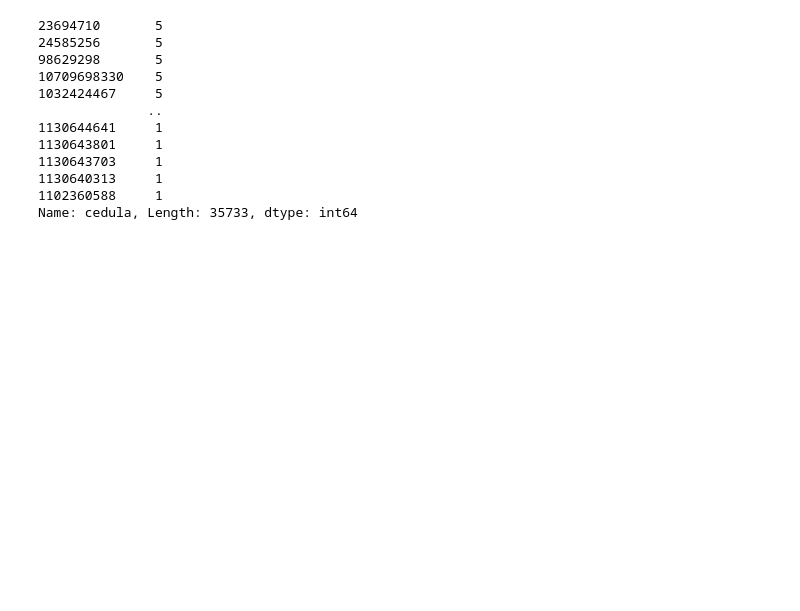
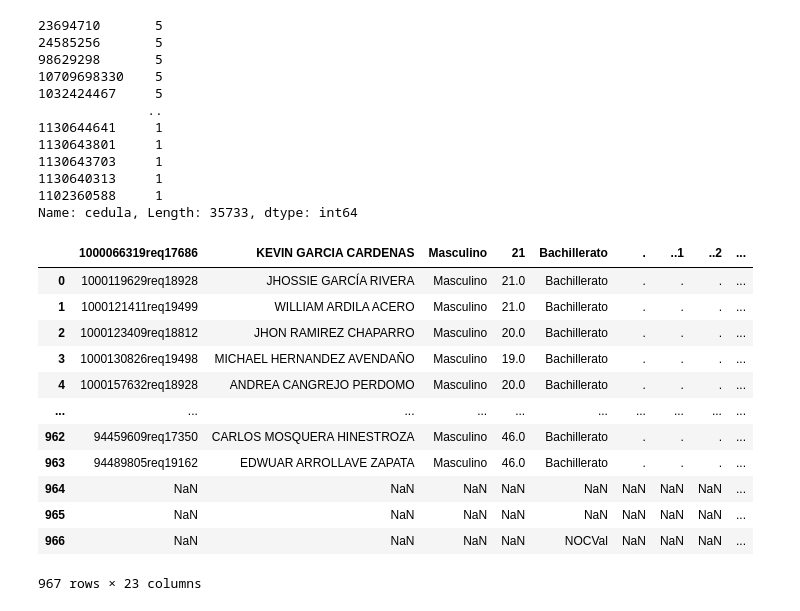
Before and after one commit to HQ5SAS/LABORATORIO_JAZZ, a Jupyter notebook: psicotecnicasAsociate.ipynb, the cells around one changed output. Saved outputs shown, nothing was run; the diff lists cells and outputs as text; code cells hidden in the pictures; blank space fills up the shorter version.

```diff
--- a/psicotecnicasAsociate.ipynb
+++ b/psicotecnicasAsociate.ipynb
@@ -787,3 +787,24 @@ prueba_Valores['cedula'].value_counts(dropna=True)
 1130640313     1
 1102360588     1
 Name: cedula, Length: 35733, dtype: int64
+# %%
+#se crea ruta en la que se va a almacenar el archivo de forma temporal para ir añadiendp la tabña por prueba
+archivoTemporal="C:/Users/CO-166/Desktop/AdquisInfo/ResultadoNOC.xlsx"
+
+pruebaNOC = pd.read_excel(archivoTemporal, header=5, usecols='B:AZ')
+# %%
+pruebaNOC
+# %% [output]
+|  | 1000066319req17686 | KEVIN GARCIA CARDENAS | Masculino | 21 | Bachillerato | . | ..1 | ..2 | ... |
+| 0 | 1000119629req18928 | JHOSSIE GARCÍA RIVERA | Masculino | 21.0 | Bachillerato | . | . | . | ... |
+| 1 | 1000121411req19499 | WILLIAM ARDILA ACERO | Masculino | 21.0 | Bachillerato | . | . | . | ... |
+| 2 | 1000123409req18812 | JHON RAMIREZ CHAPARRO | Masculino | 20.0 | Bachillerato | . | . | . | ... |
+| 3 | 1000130826req19498 | MICHAEL HERNANDEZ AVENDAÑO | Masculino | 19.0 | Bachillerato | . | . | . | ... |
+| 4 | 1000157632req18928 | ANDREA CANGREJO PERDOMO | Masculino | 20.0 | Bachillerato | . | . | . | ... |
+| ... | ... | ... | ... | ... | ... | ... | ... | ... | ... |
+| 962 | 94459609req17350 | CARLOS MOSQUERA HINESTROZA | Masculino | 46.0 | Bachillerato | . | . | . | ... |
+| 963 | 94489805req19162 | EDWUAR ARROLLAVE ZAPATA | Masculino | 46.0 | Bachillerato | . | . | . | ... |
+| 964 | NaN | NaN | NaN | NaN | NaN | NaN | NaN | NaN | ... |
+| 965 | NaN | NaN | NaN | NaN | NaN | NaN | NaN | NaN | ... |
+| 966 | NaN | NaN | NaN | NaN | NOCVal | NaN | NaN | NaN | ... |
+967 rows × 23 columns
```
Also changed, not shown: 5 other files.
